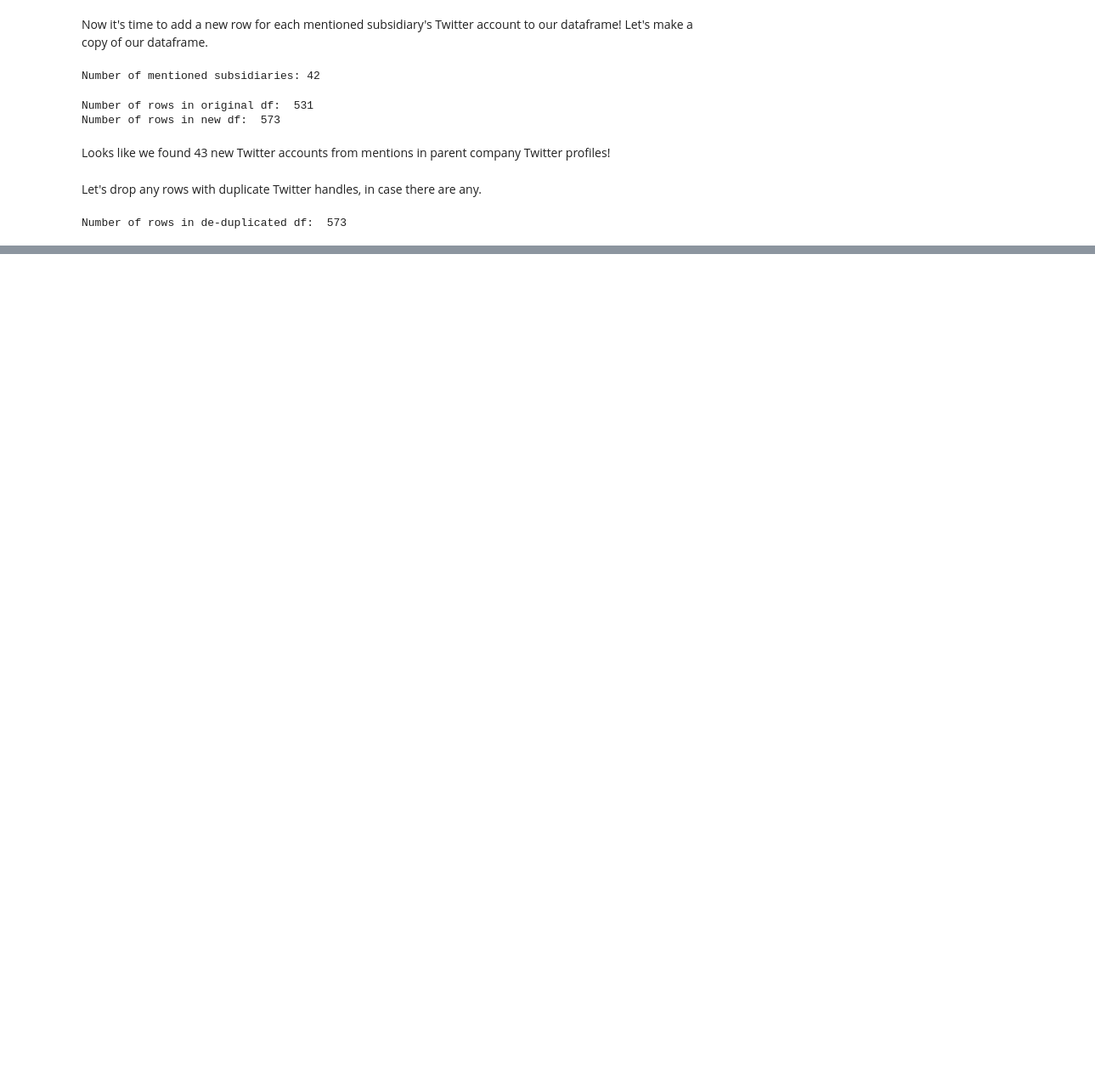
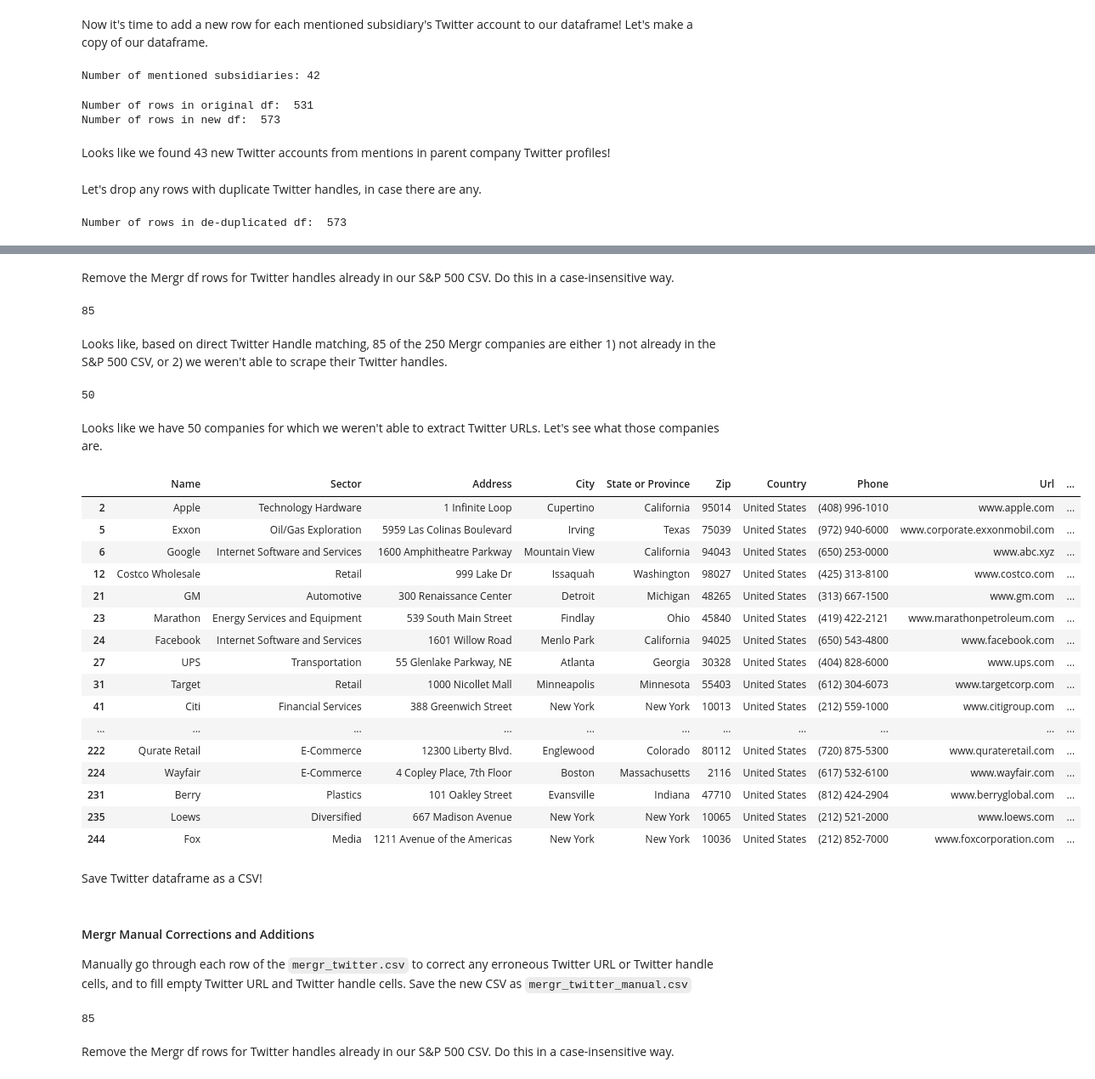
Before and after one commit to EconText/Cheap-Talk, a Jupyter notebook: handle_scraping/twitter-scrape.ipynb, the cells around one changed output, grey strips where cells are left out. Shown at 85% size. Saved outputs shown, nothing was run; the diff lists cells and outputs as text; code cells hidden in the pictures; blank space fills up the shorter version.

Commit message:
Get Twitter handles for first 250 Mergr U.S. public companies by revenue

```diff
--- a/handle_scraping/twitter-scrape.ipynb
+++ b/handle_scraping/twitter-scrape.ipynb
@@ -794,0 +823,5 @@ df_subsidiaries_manual_mentioned.to_csv("sp_500_twitter_subsidiaries_manual_ment
+# %%
+# Get Twitter URLs from Mergr company websites.
+df_mergr_twitter = df_mergr.copy(deep=True)
+df_mergr_twitter['Twitter URL'] = df_mergr_twitter.apply(lambda row: get_twitter_from_website(row['Url'], mergr=True), axis=1)
+df_mergr_twitter
@@ -794,0 +861,3 @@ df_subsidiaries_manual_mentioned.to_csv("sp_500_twitter_subsidiaries_manual_ment
+# %%
+df_mergr_twitter['Twitter Handle'] = df_mergr_twitter.apply(lambda row: get_handle_from_twitter_url(row), axis=1)
+df_mergr_twitter
@@ -794,0 +878,39 @@ df_subsidiaries_manual_mentioned.to_csv("sp_500_twitter_subsidiaries_manual_ment
+# %% [markdown]
+Remove the Mergr df rows for Twitter handles already in our S&P 500 CSV. Do this in a case-insensitive way.
+# %%
+sp_500_twitter_handles = df_sp_500['Twitter Handle'].dropna()  # Drop nulls
+# %%
+df_mergr_twitter = df_mergr_twitter[~df_mergr_twitter['Twitter Handle'].str.lower().isin([sp_500_handle.lower() for sp_500_handle in sp_500_twitter_handles])]
+print(len(df_mergr_twitter))
+# %% [output]
+85
+# %% [markdown]
+Looks like, based on direct Twitter Handle matching, 85 of the 250 Mergr companies are either 1) not already in the S&P 500 CSV, or 2) we weren't able to scrape their Twitter handles.
+# %%
+len(df_mergr_twitter[df_mergr_twitter["Twitter URL"].isnull()])
+# %% [output]
+50
+# %% [markdown]
+Looks like we have 50 companies for which we weren't able to extract Twitter URLs. Let's see what those companies are.
+# %%
+df_mergr_twitter[df_mergr_twitter["Twitter Handle"].isnull()]
+# %% [output]
+|  | Name | Sector | Address | City | State or Province | Zip | Country | Phone | Url | ... |
+| 2 | Apple | Technology Hardware | 1 Infinite Loop | Cupertino | California | 95014 | United States | (408) 996-1010 | www.apple.com | ... |
+| 5 | Exxon | Oil/Gas Exploration | 5959 Las Colinas Boulevard | Irving | Texas | 75039 | United States | (972) 940-6000 | www.corporate.exxonmobil.com | ... |
+| 6 | Google | Internet Software and Services | 1600 Amphitheatre Parkway | Mountain View | California | 94043 | United States | (650) 253-0000 | www.abc.xyz | ... |
+| 12 | Costco Wholesale | Retail | 999 Lake Dr | Issaquah | Washington | 98027 | United States | (425) 313-8100 | www.costco.com | ... |
+| 21 | GM | Automotive | 300 Renaissance Center | Detroit | Michigan | 48265 | United States | (313) 667-1500 | www.gm.com | ... |
+| 23 | Marathon | Energy Services and Equipment | 539 South Main Street | Findlay | Ohio | 45840 | United States | (419) 422-2121 | www.marathonpetroleum.com | ... |
+| 24 | Facebook | Internet Software and Services | 1601 Willow Road | Menlo Park | California | 94025 | United States | (650) 543-4800 | www.facebook.com | ... |
+| 27 | UPS | Transportation | 55 Glenlake Parkway, NE | Atlanta | Georgia | 30328 | United States | (404) 828-6000 | www.ups.com | ... |
+| 31 | Target | Retail | 1000 Nicollet Mall | Minneapolis | Minnesota | 55403 | United States | (612) 304-6073 | www.targetcorp.com | ... |
+| 41 | Citi | Financial Services | 388 Greenwich Street | New York | New York | 10013 | United States | (212) 559-1000 | www.citigroup.com | ... |
+| ... | ... | ... | ... | ... | ... | ... | ... | ... | ... | ... |
+| 222 | Qurate Retail | E-Commerce | 12300 Liberty Blvd. | Englewood | Colorado | 80112 | United States | (720) 875-5300 | www.qurateretail.com | ... |
+| 224 | Wayfair | E-Commerce | 4 Copley Place, 7th Floor | Boston | Massachusetts | 2116 | United States | (617) 532-6100 | www.wayfair.com | ... |
+| 231 | Berry | Plastics | 101 Oakley Street | Evansville | Indiana | 47710 | United States | (812) 424-2904 | www.berryglobal.com | ... |
+| 235 | Loews | Diversified | 667 Madison Avenue | New York | New York | 10065 | United States | (212) 521-2000 | www.loews.com | ... |
+| 244 | Fox | Media | 1211 Avenue of the Americas | New York | New York | 10036 | United States | (212) 852-7000 | www.foxcorporation.com | ... |
+# %% [markdown]
+Save Twitter dataframe as a CSV!
@@ -794,0 +919,12 @@ df_subsidiaries_manual_mentioned.to_csv("sp_500_twitter_subsidiaries_manual_ment
+# %% [markdown]
+#### Mergr Manual Corrections and Additions
+
+Manually go through each row of the `mergr_twitter.csv` to correct any erroneous Twitter URL or Twitter handle cells, and to fill empty Twitter URL and Twitter handle cells. Save the new CSV as `mergr_twitter_manual.csv`
+# %%
+# Read CSV of Mergr companies with Twitter handles
+df_mergr_twitter_manual = pd.read_csv('mergr_twitter_manual.csv')
+print(len(df_mergr_twitter_manual))
+# %% [output]
+85
+# %% [markdown]
+Remove the Mergr df rows for Twitter handles already in our S&P 500 CSV. Do this in a case-insensitive way.
```
Also changed, not shown: parts of 39 cells of this notebook, 7 other files.
